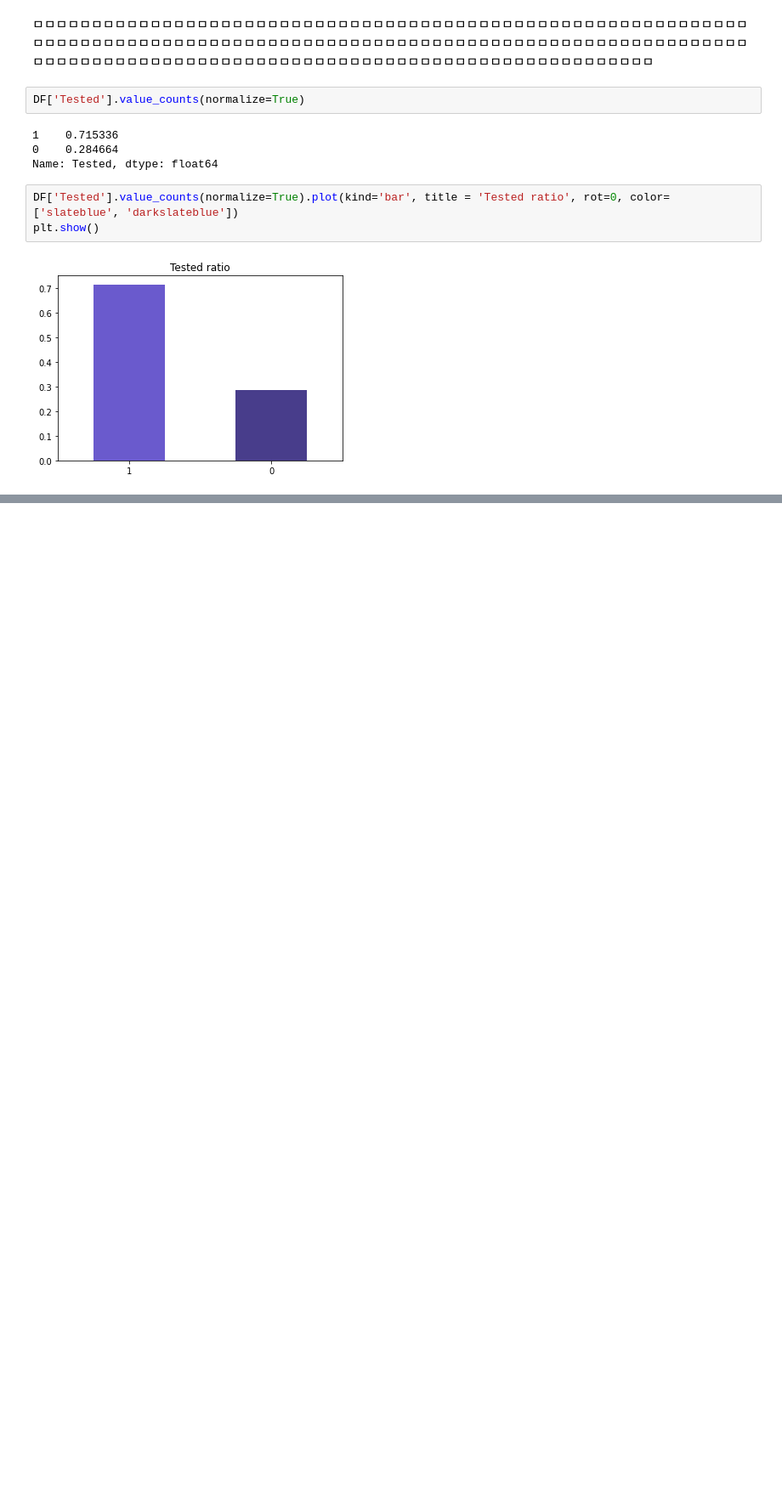
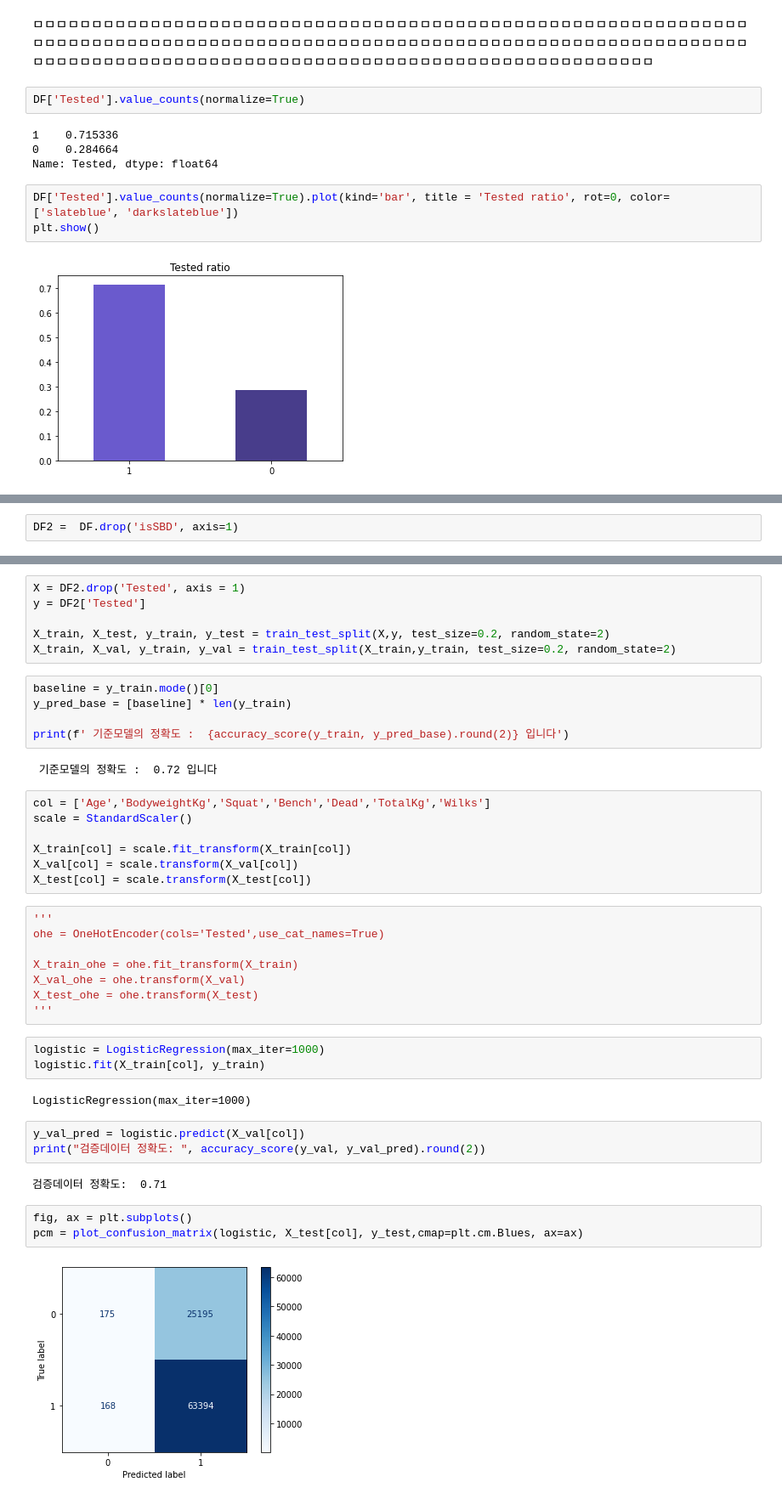
Before and after one commit to sbtmsk/Project2, a Jupyter notebook: AI_15_유재현_section2_project.ipynb, the cells around one changed output, grey strips where cells are left out. Shown at 85% size. Cells and saved outputs as stored; diff of their text form; blank space fills up the shorter version.

```diff
--- a/AI_15_유재현_section2_project.ipynb
+++ b/AI_15_유재현_section2_project.ipynb
@@ -410,0 +482,2 @@ plt.show()
+# %%
+DF2 =  DF.drop('isSBD', axis=1)
@@ -410,0 +507,43 @@ plt.show()
+# %%
+X = DF2.drop('Tested', axis = 1)
+y = DF2['Tested']
+
+X_train, X_test, y_train, y_test = train_test_split(X,y, test_size=0.2, random_state=2)
+X_train, X_val, y_train, y_val = train_test_split(X_train,y_train, test_size=0.2, random_state=2)
+# %%
+baseline = y_train.mode()[0]
+y_pred_base = [baseline] * len(y_train)
+
+print(f' 기준모델의 정확도 :  {accuracy_score(y_train, y_pred_base).round(2)} 입니다')
+# %% [output]
+ 기준모델의 정확도 :  0.72 입니다
+# %%
+col = ['Age','BodyweightKg','Squat','Bench','Dead','TotalKg','Wilks']
+scale = StandardScaler()
+
+X_train[col] = scale.fit_transform(X_train[col])
+X_val[col] = scale.transform(X_val[col])
+X_test[col] = scale.transform(X_test[col])
+# %%
+'''
+ohe = OneHotEncoder(cols='Tested',use_cat_names=True)
+
+X_train_ohe = ohe.fit_transform(X_train)
+X_val_ohe = ohe.transform(X_val)
+X_test_ohe = ohe.transform(X_test)
+'''
+# %%
+logistic = LogisticRegression(max_iter=1000)
+logistic.fit(X_train[col], y_train)
+# %% [output]
+LogisticRegression(max_iter=1000)
+# %%
+y_val_pred = logistic.predict(X_val[col])
+print("검증데이터 정확도: ", accuracy_score(y_val, y_val_pred).round(2))
+# %% [output]
+검증데이터 정확도:  0.71
+# %%
+fig, ax = plt.subplots()
+pcm = plot_confusion_matrix(logistic, X_test[col], y_test,cmap=plt.cm.Blues, ax=ax)
+# %% [output]
+[figure, added]
```
Also changed, not shown: parts of 30 cells of this notebook.
